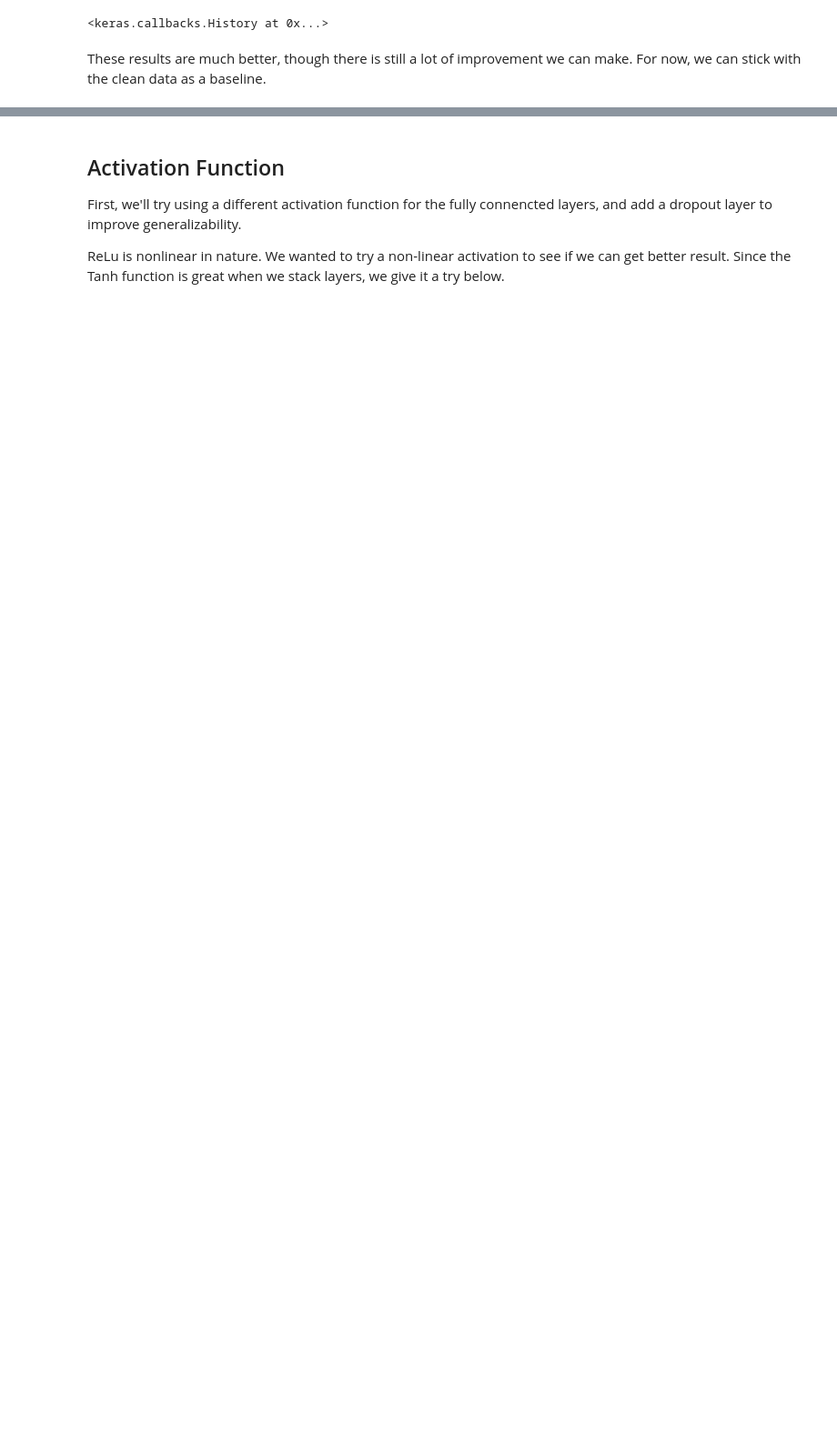
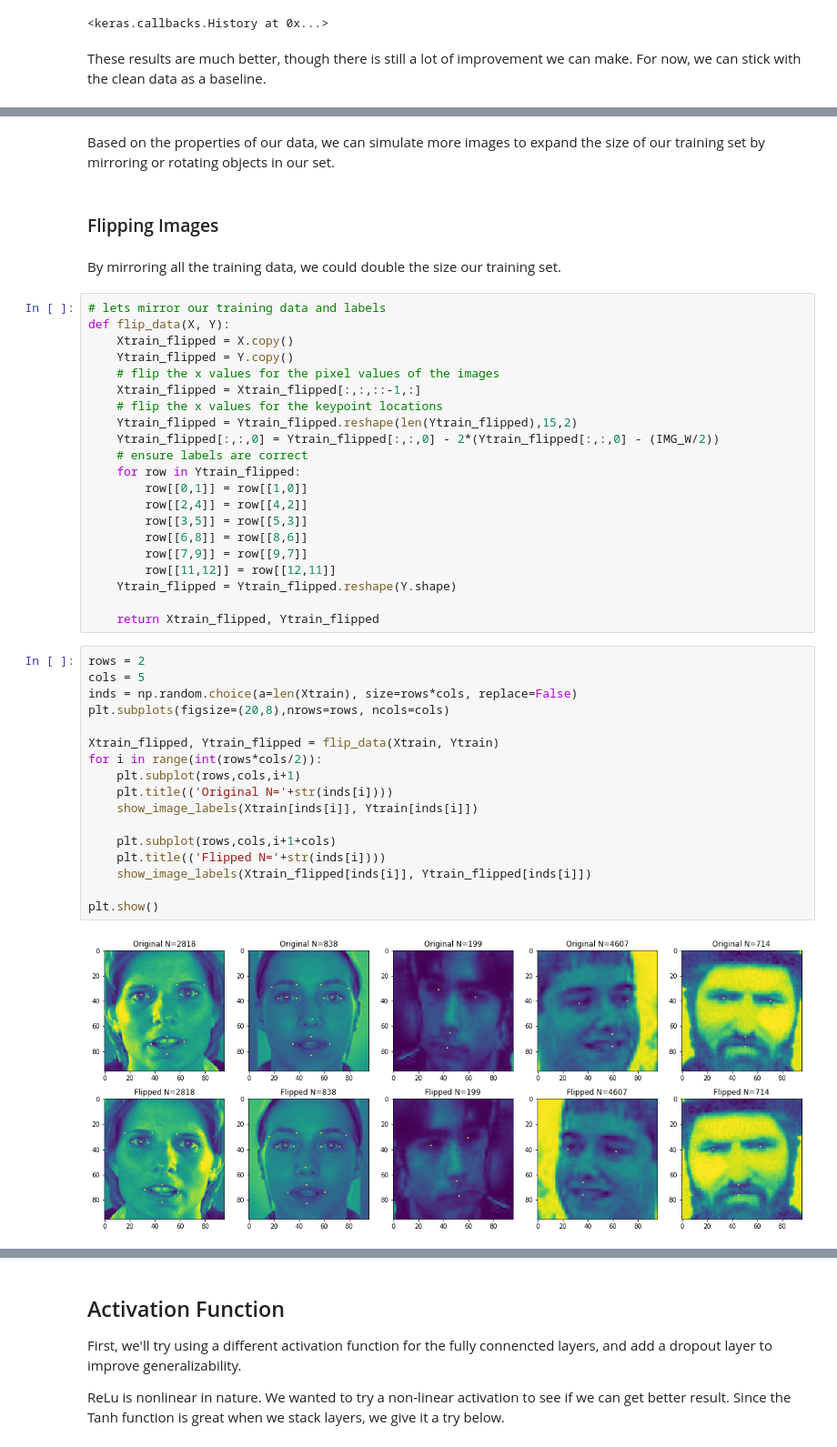
Before and after one commit to tucker-anderson/Facial-Keynotes, a Jupyter notebook: final/Facial_Keypoints_Detection_final.ipynb, the cells around one changed output, grey strips where cells are left out. Shown at 91% size. Drawn from its saved outputs; the diff is of its cells as text; blank space fills up the shorter version.

```diff
--- a/final/Facial_Keypoints_Detection_final.ipynb
+++ b/final/Facial_Keypoints_Detection_final.ipynb
@@ -587,0 +692,46 @@ These results are much better, though there is still a lot of improvement we can
+# %% [markdown]
+Based on the properties of our data, we can simulate more images to expand the size of our training set by mirroring or rotating objects in our set.
+# %% [markdown]
+### Flipping Images
+# %% [markdown]
+By mirroring all the training data, we could double the size our training set.
+# %%
+# lets mirror our training data and labels
+def flip_data(X, Y):
+    Xtrain_flipped = X.copy()
+    Ytrain_flipped = Y.copy()
+    # flip the x values for the pixel values of the images
+    Xtrain_flipped = Xtrain_flipped[:,:,::-1,:]
+    # flip the x values for the keypoint locations
+    Ytrain_flipped = Ytrain_flipped.reshape(len(Ytrain_flipped),15,2)
+    Ytrain_flipped[:,:,0] = Ytrain_flipped[:,:,0] - 2*(Ytrain_flipped[:,:,0] - (IMG_W/2))
+    # ensure labels are correct
+    for row in Ytrain_flipped:
+        row[[0,1]] = row[[1,0]]
+        row[[2,4]] = row[[4,2]]
+        row[[3,5]] = row[[5,3]]
+        row[[6,8]] = row[[8,6]]
+        row[[7,9]] = row[[9,7]]
+        row[[11,12]] = row[[12,11]]
+    Ytrain_flipped = Ytrain_flipped.reshape(Y.shape)
+
+    return Xtrain_flipped, Ytrain_flipped
+# %%
+rows = 2
+cols = 5
+inds = np.random.choice(a=len(Xtrain), size=rows*cols, replace=False)
+plt.subplots(figsize=(20,8),nrows=rows, ncols=cols)
+
+Xtrain_flipped, Ytrain_flipped = flip_data(Xtrain, Ytrain)
+for i in range(int(rows*cols/2)):
+    plt.subplot(rows,cols,i+1)
+    plt.title(('Original N='+str(inds[i])))
+    show_image_labels(Xtrain[inds[i]], Ytrain[inds[i]])
+
+    plt.subplot(rows,cols,i+1+cols)
+    plt.title(('Flipped N='+str(inds[i])))
+    show_image_labels(Xtrain_flipped[inds[i]], Ytrain_flipped[inds[i]])
+
+plt.show()
+# %% [output]
+[figure, added]
```
Also changed, not shown: parts of 80 cells of this notebook.
